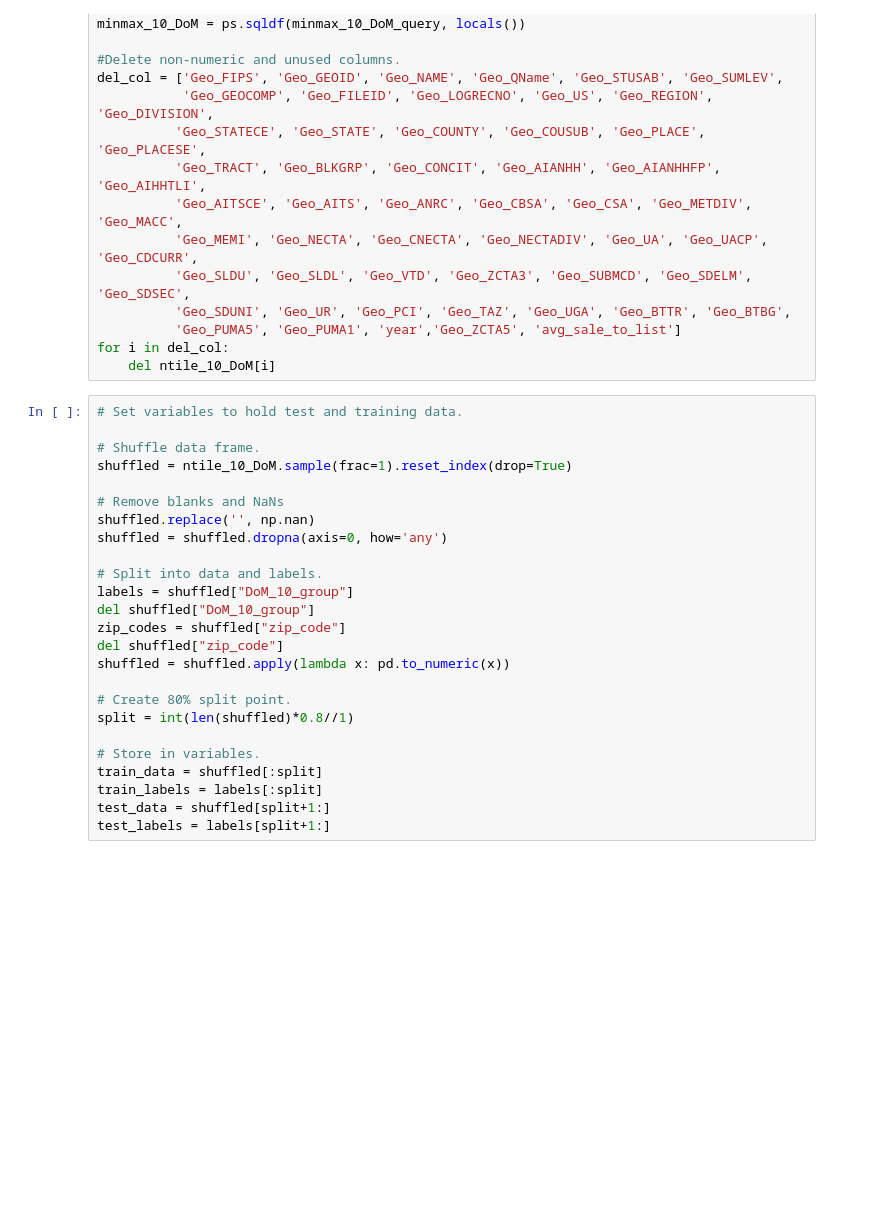
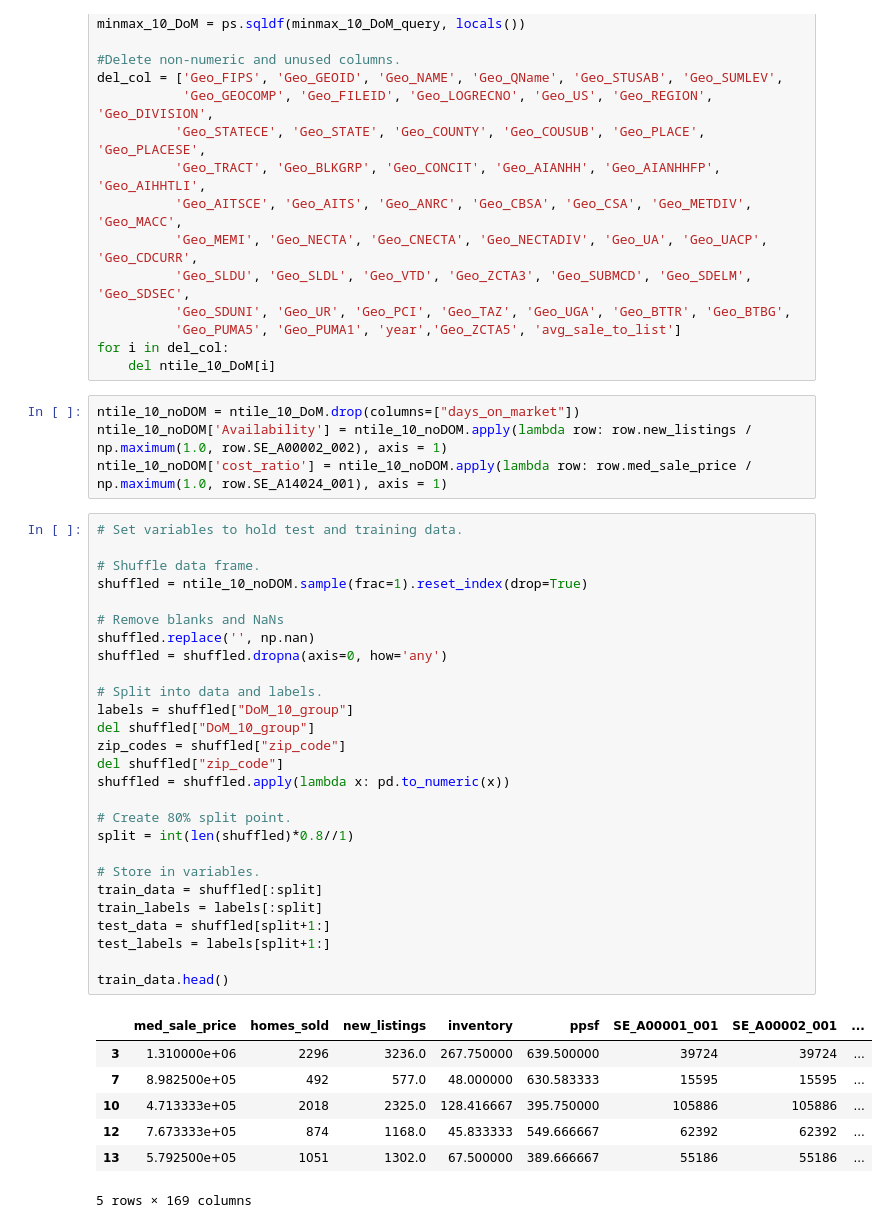
Before and after one commit to joshuajnoble/w207_group_project, a Jupyter notebook: feature_selection.ipynb, the cells around one changed output. Cells and saved outputs as stored; diff of their text form; blank space fills up the shorter version.

```diff
--- a/feature_selection.ipynb
+++ b/feature_selection.ipynb
@@ -344,28 +350,42 @@ del_col = ['Geo_FIPS', 'Geo_GEOID', 'Geo_NAME', 'Geo_QName', 'Geo_STUSAB', 'Geo_
           'Geo_PUMA5', 'Geo_PUMA1', 'year','Geo_ZCTA5', 'avg_sale_to_list']
 for i in del_col:
     del ntile_10_DoM[i]
+# %%
+ntile_10_noDOM = ntile_10_DoM.drop(columns=["days_on_market"])
+ntile_10_noDOM['Availability'] = ntile_10_noDOM.apply(lambda row: row.new_listings / np.maximum(1.0, row.SE_A00002_002), axis = 1)
+ntile_10_noDOM['cost_ratio'] = ntile_10_noDOM.apply(lambda row: row.med_sale_price / np.maximum(1.0, row.SE_A14024_001), axis = 1)
 # %%
 # Set variables to hold test and training data.
 
 # Shuffle data frame.
-shuffled = ntile_10_DoM.sample(frac=1).reset_index(drop=True)
+shuffled = ntile_10_noDOM.sample(frac=1).reset_index(drop=True)
 
 # Remove blanks and NaNs
 shuffled.replace('', np.nan)
 shuffled = shuffled.dropna(axis=0, how='any')
 
 # Split into data and labels.
 labels = shuffled["DoM_10_group"]
 del shuffled["DoM_10_group"]
 zip_codes = shuffled["zip_code"]
 del shuffled["zip_code"]
 shuffled = shuffled.apply(lambda x: pd.to_numeric(x))
 
 # Create 80% split point.
 split = int(len(shuffled)*0.8//1)
 
 # Store in variables.
 train_data = shuffled[:split]
 train_labels = labels[:split]
 test_data = shuffled[split+1:]
 test_labels = labels[split+1:]
+
+train_data.head()
+# %% [output]
+|  | med_sale_price | homes_sold | new_listings | inventory | ppsf | SE_A00001_001 | SE_A00002_001 | ... |
+| 3 | 1.310000e+06 | 2296 | 3236.0 | 267.750000 | 639.500000 | 39724 | 39724 | ... |
+| 7 | 8.982500e+05 | 492 | 577.0 | 48.000000 | 630.583333 | 15595 | 15595 | ... |
+| 10 | 4.713333e+05 | 2018 | 2325.0 | 128.416667 | 395.750000 | 105886 | 105886 | ... |
+| 12 | 7.673333e+05 | 874 | 1168.0 | 45.833333 | 549.666667 | 62392 | 62392 | ... |
+| 13 | 5.792500e+05 | 1051 | 1302.0 | 67.500000 | 389.666667 | 55186 | 55186 | ... |
+5 rows × 169 columns
```
Also changed, not shown: parts of 6 cells of this notebook.
